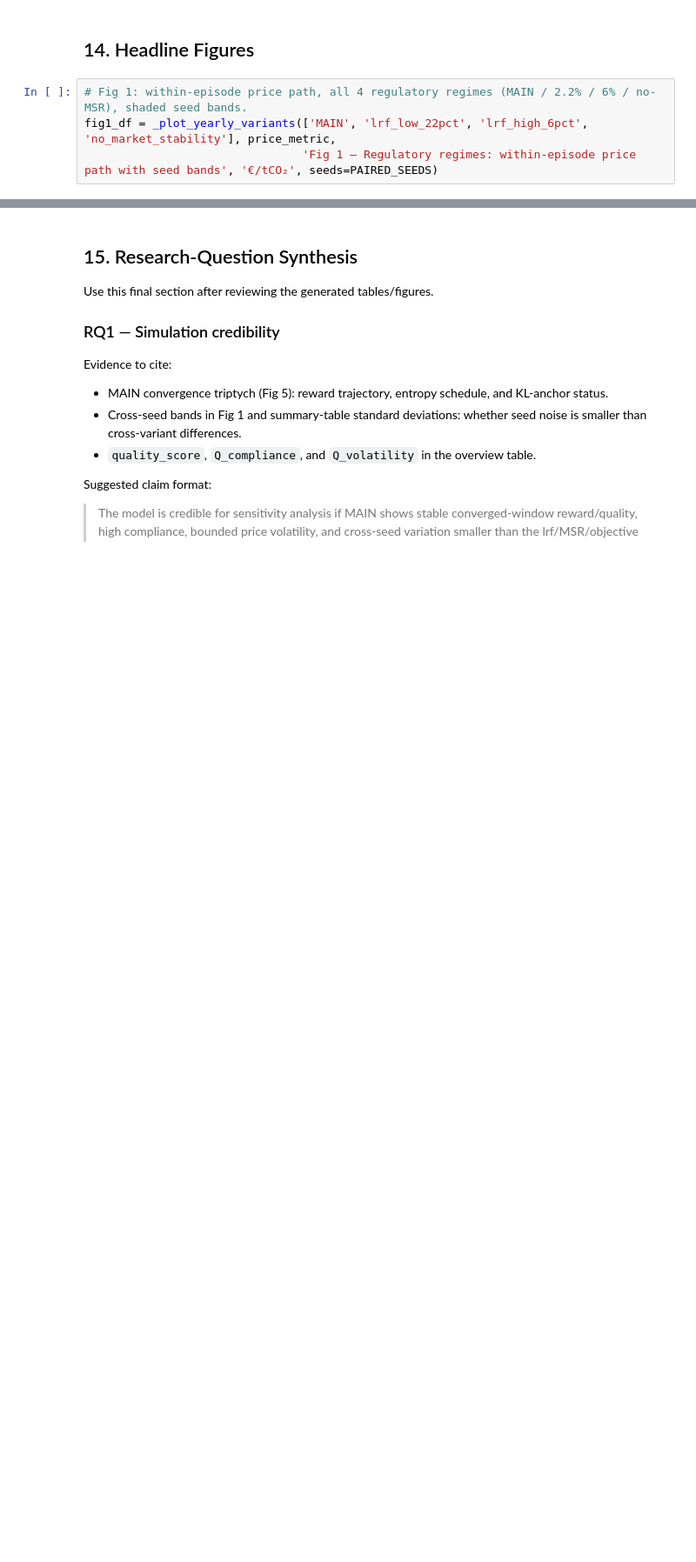
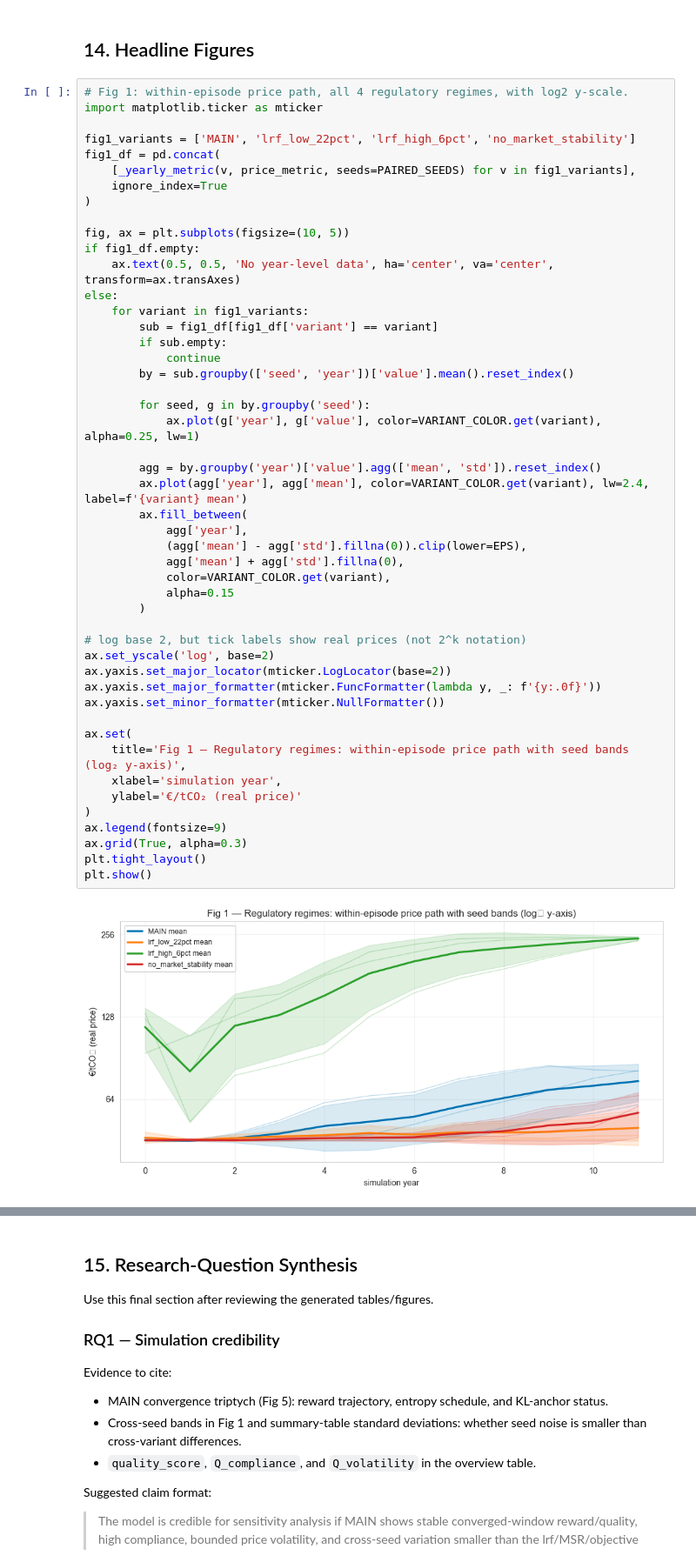
Before and after one commit to DJH961/Thesis-Energy-Auction, a Jupyter notebook: notebooks/ets_marl - Thesis Experiments Analysis.ipynb, the cells around one changed output, grey strips where cells are left out. Shown at 87% size. Saved outputs shown, nothing was run; the diff lists cells and outputs as text; blank space fills up the shorter version.

```diff
--- a/notebooks/ets_marl - Thesis Experiments Analysis.ipynb
+++ b/notebooks/ets_marl - Thesis Experiments Analysis.ipynb
@@ -975,9 +1280,55 @@ else:
 # %% [markdown]
 ## 14. Headline Figures
 # %%
-# Fig 1: within-episode price path, all 4 regulatory regimes (MAIN / 2.2% / 6% / no-MSR), shaded seed bands.
-fig1_df = _plot_yearly_variants(['MAIN', 'lrf_low_22pct', 'lrf_high_6pct', 'no_market_stability'], price_metric,
-                                'Fig 1 — Regulatory regimes: within-episode price path with seed bands', '€/tCO₂', seeds=PAIRED_SEEDS)
+# Fig 1: within-episode price path, all 4 regulatory regimes, with log2 y-scale.
+import matplotlib.ticker as mticker
+
+fig1_variants = ['MAIN', 'lrf_low_22pct', 'lrf_high_6pct', 'no_market_stability']
+fig1_df = pd.concat(
+    [_yearly_metric(v, price_metric, seeds=PAIRED_SEEDS) for v in fig1_variants],
+    ignore_index=True
+)
+
+fig, ax = plt.subplots(figsize=(10, 5))
+if fig1_df.empty:
+    ax.text(0.5, 0.5, 'No year-level data', ha='center', va='center', transform=ax.transAxes)
+else:
+    for variant in fig1_variants:
+        sub = fig1_df[fig1_df['variant'] == variant]
+        if sub.empty:
+            continue
+        by = sub.groupby(['seed', 'year'])['value'].mean().reset_index()
+
+        for seed, g in by.groupby('seed'):
+            ax.plot(g['year'], g['value'], color=VARIANT_COLOR.get(variant), alpha=0.25, lw=1)
+
+        agg = by.groupby('year')['value'].agg(['mean', 'std']).reset_index()
+        ax.plot(agg['year'], agg['mean'], color=VARIANT_COLOR.get(variant), lw=2.4, label=f'{variant} mean')
+        ax.fill_between(
+            agg['year'],
+            (agg['mean'] - agg['std'].fillna(0)).clip(lower=EPS),
+            agg['mean'] + agg['std'].fillna(0),
+            color=VARIANT_COLOR.get(variant),
+            alpha=0.15
+        )
+
+# log base 2, but tick labels show real prices (not 2^k notation)
+ax.set_yscale('log', base=2)
+ax.yaxis.set_major_locator(mticker.LogLocator(base=2))
+ax.yaxis.set_major_formatter(mticker.FuncFormatter(lambda y, _: f'{y:.0f}'))
+ax.yaxis.set_minor_formatter(mticker.NullFormatter())
+
+ax.set(
+    title='Fig 1 — Regulatory regimes: within-episode price path with seed bands (log₂ y-axis)',
+    xlabel='simulation year',
+    ylabel='€/tCO₂ (real price)'
+)
+ax.legend(fontsize=9)
+ax.grid(True, alpha=0.3)
+plt.tight_layout()
+plt.show()
+# %% [output]
+[figure, added]
 # %%
 # Fig 2: year-12 outcomes bar chart, all variants.
 fig2_metrics = ['green_pct_year12', 'compliance_rate', 'mean_price', 'penalty_frequency']
```
Also changed, not shown: parts of 21 cells of this notebook.
